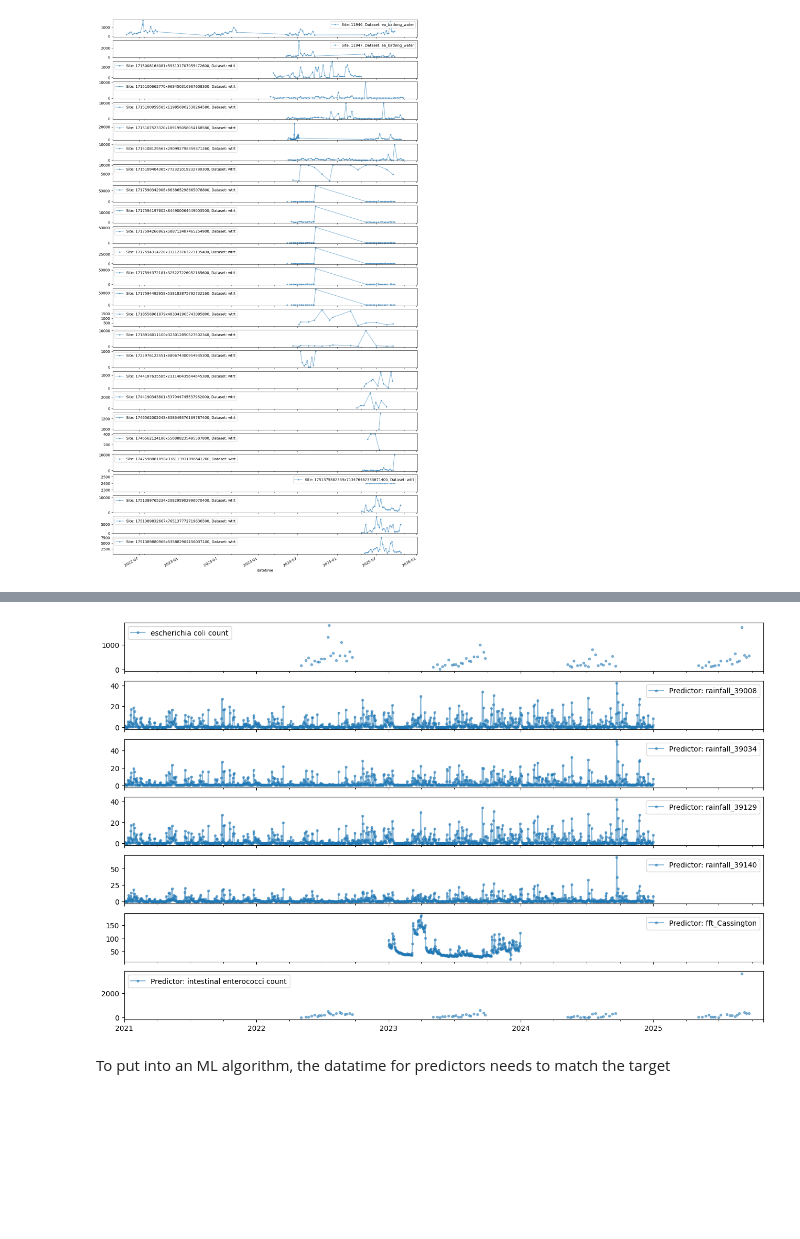
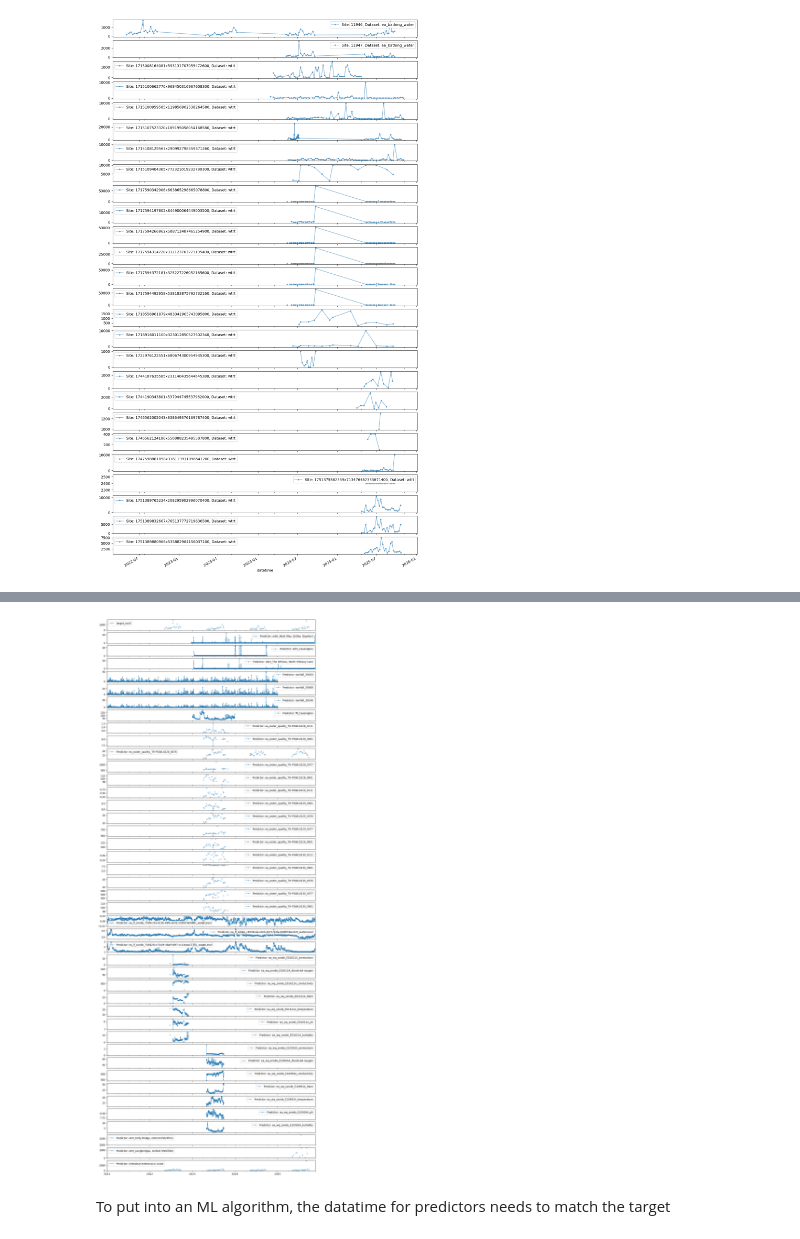
Before and after one commit to jeannielynnmoulton/swimming-safety-prediction, a Jupyter notebook: analysing_data.ipynb, the cells around one changed output, grey strips where cells are left out. Saved outputs shown, nothing was run; the diff lists cells and outputs as text; code cells hidden in the pictures; blank space fills up the shorter version.

Commit message:
working predictor gathering

```diff
--- a/analysing_data.ipynb
+++ b/analysing_data.ipynb
@@ -38,11 +46,8 @@ Get datasets near wolvercote site
 # %%
-all_datasets = ['ea_bathing_water', 'edm', 'rainfall', 'fft', 'ea_water_quality', 'ea_lf_sonde', 'ea_wq_sonde', 'freshwater_watch', 'ea_flood_warnings']
-
-target_dataset = 'ea_bathing_water' #change to desired target dataset
-target_name = 'Wolvercote Mill Stream'
-
-predictor_datasets = [ds for ds in all_datasets if ds != target_dataset]
-site_names_determinands = ['ea_water_quality', 'ea_wq_sonde', 'freshwater_watch']
+all_datasets = ['ea_bathing_water','edm', 'rainfall', 'fft', 'ea_water_quality', 'ea_lf_sonde', 'ea_wq_sonde', 'wtrt'] #ea_flood_warnings doesn't have timeseries data, freshwater_watch as data is v messy
+predictor_datasets = [ds for ds in all_datasets if ds != 'ea_bathing_water'] #don't include bathing water data as predictor #ds != target_dataset and
+site_names_determinands = ['ea_water_quality', 'ea_wq_sonde', 'ea_lf_sonde'] #datasets that require determinands
+date_datasets = ['edm']
 
 sites_dfs = {}
 
@@ -58,19 +63,20 @@ for dataset_name in all_datasets:
 target_location = sites_dfs[target_dataset][sites_dfs[target_dataset]["properties.name"] == target_name]["geometry.coordinates"]
 target_id = sites_dfs[target_dataset][sites_dfs[target_dataset]["properties.name"] == target_name]["properties.id"].values[0]
 target_ecoli = ecoli_timeseries_dfs[(target_id, target_dataset)].set_index('datetime')
-df_target = pd.DataFrame(index = dates_complete)
+
+complete_target_dates = pd.date_range(start=target_ecoli['escherichia coli count'].index.min(), end=target_ecoli['escherichia coli count'].index.max(), freq='D')
+df_target = pd.DataFrame(index = complete_target_dates)
 df_target = pd.concat([df_target, target_ecoli['escherichia coli count']], axis = 1) #extract e-coli as target variable
-
-enterococci_predictor = target_ecoli['intestinal enterococci count'] #extract enterococci as predictor variable to add to other predictors
+df_target['datetime'] = df_target.index
+df_target['datetime'] = df_target['datetime'].dt.tz_localize(None) #remove timezone info for merging
+df_target = df_target.rename(columns={'escherichia coli count': 'target_ecoli'}).set_index('datetime')
 # %%
 # find sites near target location
-
-max_distance = 0.075 # e.g., within 0.075 degrees (~8 km)
-
 nearby_dfs = {}
 
 for dataset_name in predictor_datasets:
     df = sites_dfs[dataset_name]
     df['distance_to_target'] = df['geometry.coordinates'].distance(target_location.values[0])
-    nearby_sites = df[df['distance_to_target'] < max_distance]
-    nearby_dfs[dataset_name] = nearby_sites
+    nearby_sites = df[df['distance_to_target'] < max_distance].copy()
+    nearby_sites_sort = nearby_sites.sort_values(by='distance_to_target')
+    nearby_dfs[dataset_name] = nearby_sites_sort[0:no_keep] #keep only no_keep closest sites to reduce amount of data
@@ -153,4 +182,6 @@ df_predictors = pd.DataFrame(index = dates_complete)
 for dataset_name, df in timeseries_dfs.items():
     df_predictors = pd.concat([df_predictors, df], axis=1)
 
-df_predictors = pd.concat([df_predictors, enterococci_predictor], axis=1)
+if target_dataset == 'ea_bathing_water': #wtrt doesn't have enterococci data
+    enterococci_predictor = target_ecoli['intestinal enterococci count'] #extract enterococci as predictor variable to add to other predictors
+    df_predictors = pd.concat([df_predictors, enterococci_predictor], axis=1)
@@ -157,15 +204,15 @@ df_predictors = pd.concat([df_predictors, enterococci_predictor], axis=1)
 # %%
 no_predictors = len(df_predictors.columns)
-fig, ax = plt.subplots(no_predictors + 1, figsize=(16, 10), sharex = True)
+fig, ax = plt.subplots(no_predictors + 1, figsize=(15, 40), sharex = True)
 
 df_target.plot(ax=ax[0], alpha = 0.5, label = 'Target: E. coli count', style='.-')
 ax[0].legend()
 
 for i, column in enumerate(df_predictors.columns):
     df_predictors[column].plot(ax=ax[i+1], alpha = 0.5, label = f'Predictor: {column}', style='.-')
     ax[i+1].legend()
 # %% [output]
-[figure, old version]
+[figure, new version]
 # %% [markdown]
 To put into an ML algorithm, the datatime for predictors needs to match the target
 # %%
```
Also changed, not shown: parts of 9 cells of this notebook.
